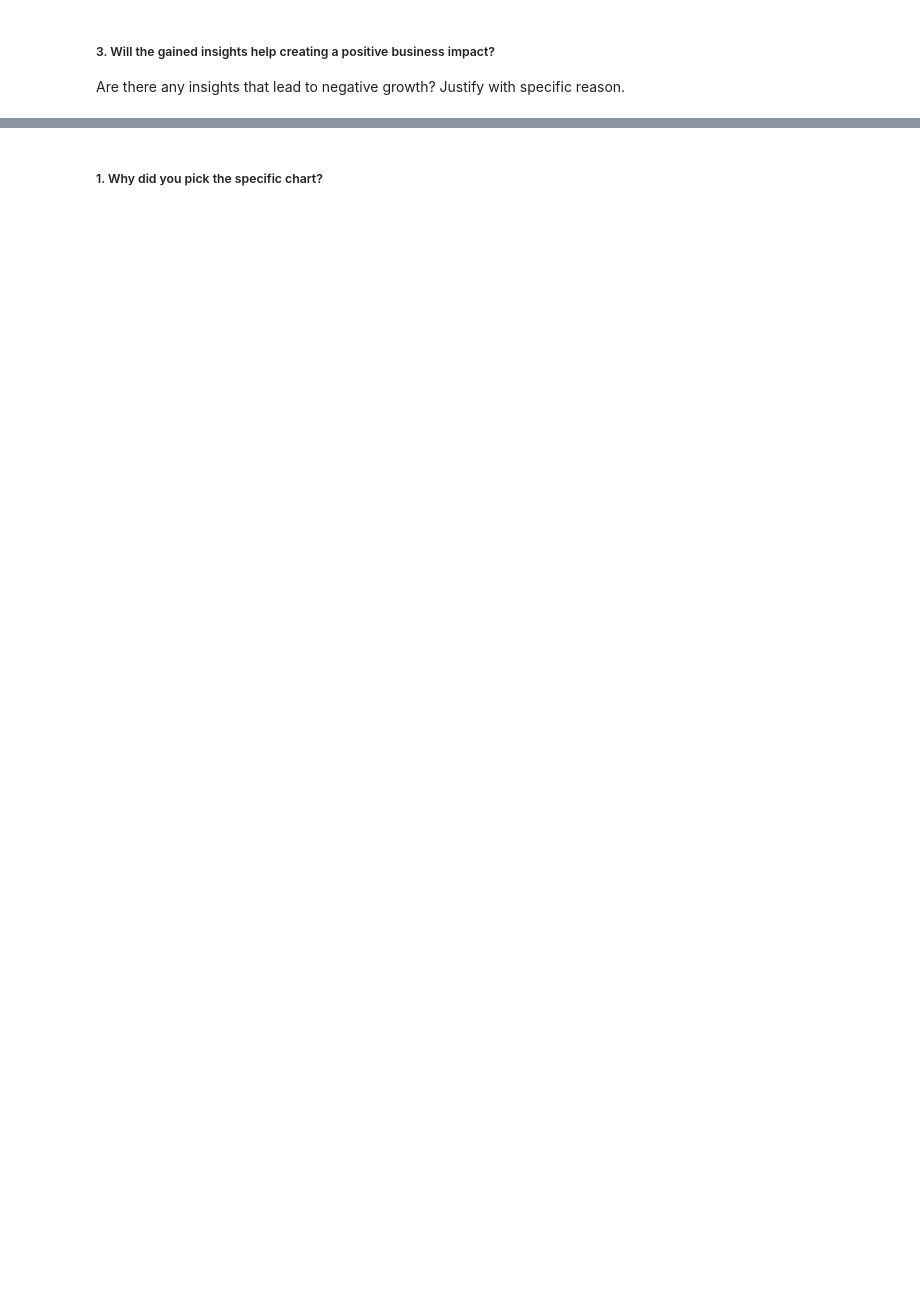
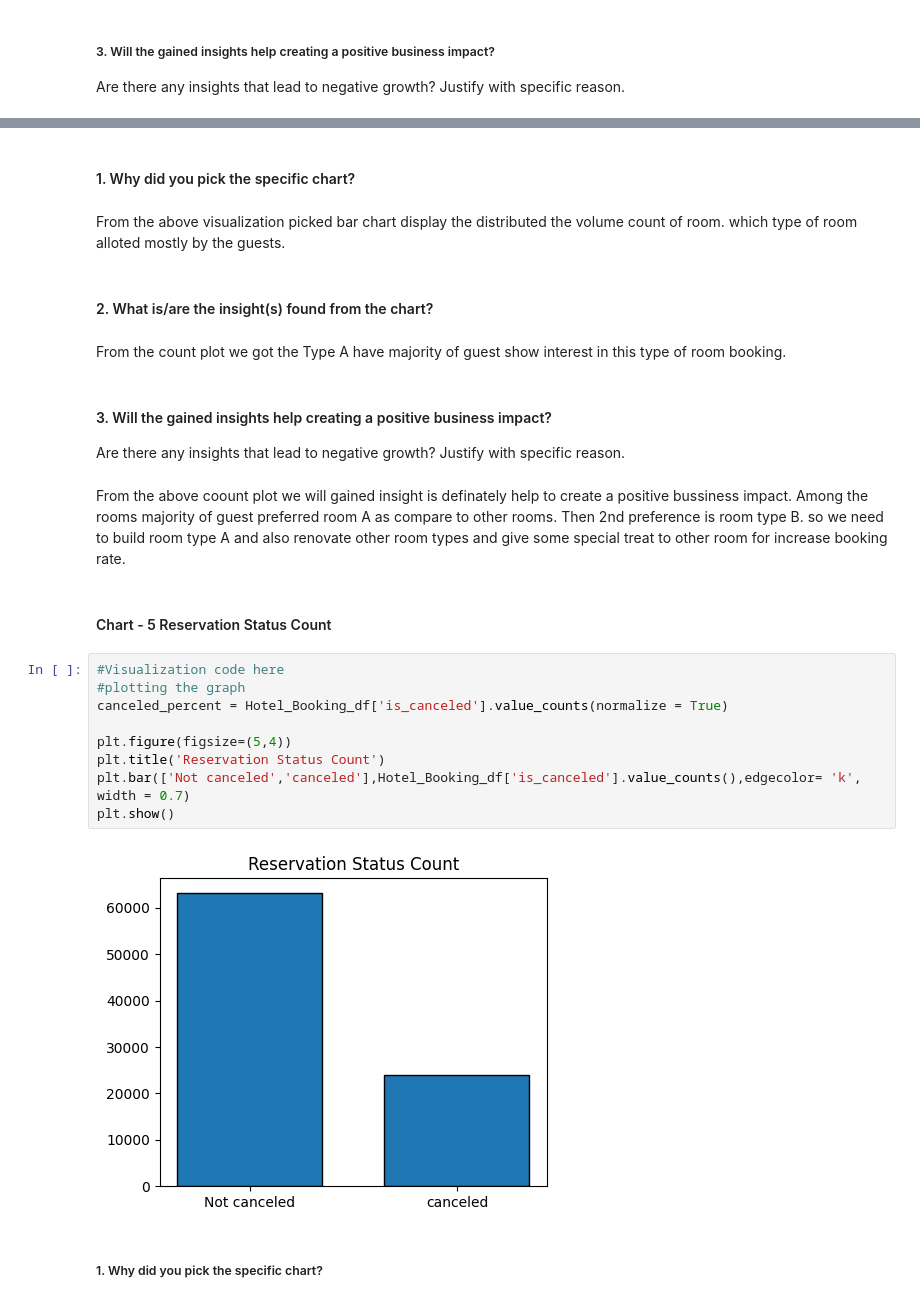
Before and after one commit to swapnalishamrao/EDA-Hotel_booking_Analysis, a Jupyter notebook: EDA_capstone_project.ipynb, the cells around one changed output, grey strips where cells are left out. Drawn from its saved outputs; the diff is of its cells as text; blank space fills up the shorter version.

```diff
--- a/EDA_capstone_project.ipynb
+++ b/EDA_capstone_project.ipynb
@@ -618,2 +631,28 @@ plt.show()
+# %% [markdown]
+#### 1. Why did you pick the specific chart?
+# %% [markdown]
+From the above visualization picked bar chart display the distributed the volume count of room. which type of room alloted mostly by the guests.
+# %% [markdown]
+#### 2. What is/are the insight(s) found from the chart?
+# %% [markdown]
+From the count plot we got the Type A have majority of guest show interest in this type of room booking.
+# %% [markdown]
+#### 3. Will the gained insights help creating a positive business impact?
+Are there any insights that lead to negative growth? Justify with specific reason.
+# %% [markdown]
+From the above coount plot we will gained insight is definately help to create a positive bussiness impact. Among the rooms majority of guest preferred room A as compare to other rooms. Then 2nd preference is room type B. so we need to build  room type A and also renovate other room types and give some special treat to other room for increase booking rate.
+# %% [markdown]
+#### Chart - 5 Reservation Status Count
+# %%
+#Visualization code here
+#plotting the graph
+canceled_percent = Hotel_Booking_df['is_canceled'].value_counts(normalize = True)
+
+plt.figure(figsize=(5,4))
+plt.title('Reservation Status Count')
+plt.bar(['Not canceled','canceled'],Hotel_Booking_df['is_canceled'].value_counts(),edgecolor= 'k', width = 0.7)
+plt.show()
+# %% [output]
+[figure, added]
 # %% [markdown]
 ##### 1. Why did you pick the specific chart?
```
Also changed, not shown: parts of 154 cells of this notebook.
